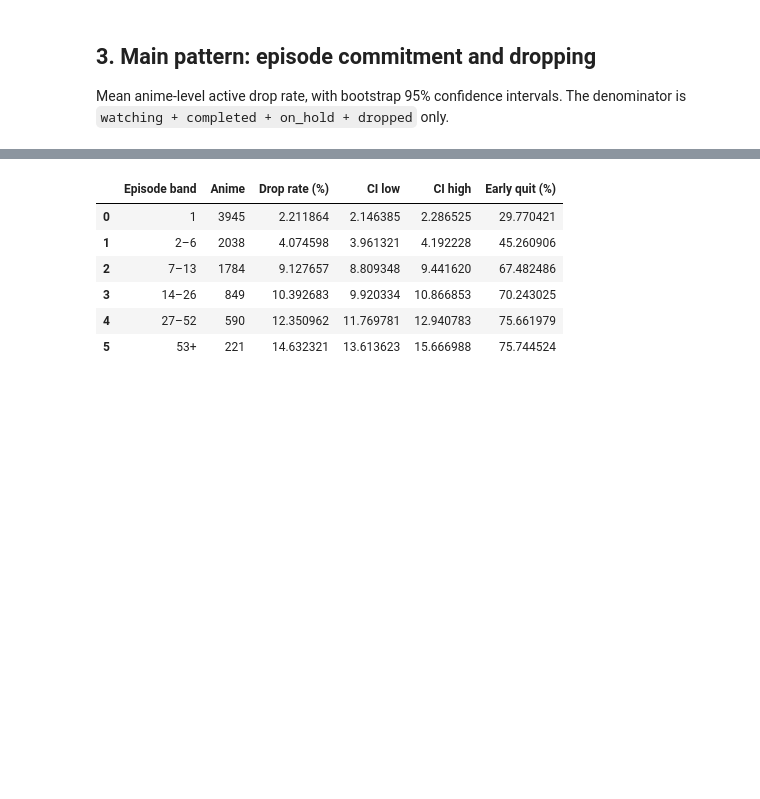
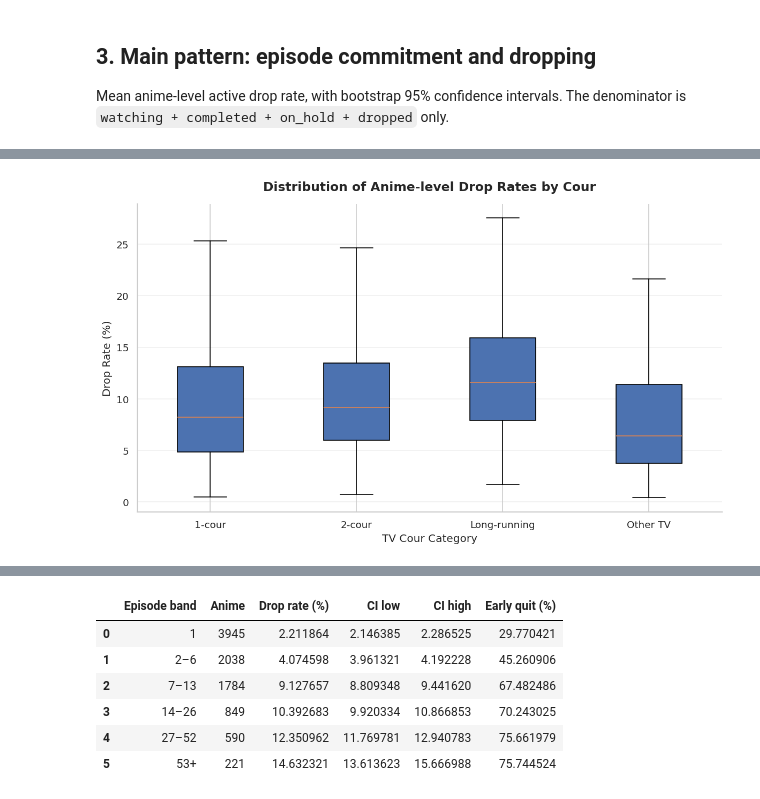
Before and after one commit to PhamPhuong72/Programming-For-DS, a Jupyter notebook: 24122024-ltkhdl-final-project.ipynb, the cells around one changed output, grey strips where cells are left out. Saved outputs shown, nothing was run; the diff lists cells and outputs as text; code cells hidden in the pictures; blank space fills up the shorter version.

```diff
--- a/24122024-ltkhdl-final-project.ipynb
+++ b/24122024-ltkhdl-final-project.ipynb
@@ -146,0 +630,39 @@ Mean anime-level active drop rate, with bootstrap 95% confidence intervals. The
+# %%
+cour_data = [
+    tv.loc[
+        tv['cour'].eq(cour_name),
+        'active_drop_rate'
+    ].dropna().to_numpy() * 100
+    for cour_name in cour_order
+]
+
+fig, ax = plt.subplots(figsize=(10, 6))
+
+ax.boxplot(
+    cour_data,
+    tick_labels=[
+        '1-cour',
+        '2-cour',
+        'Long-running',
+        'Other TV'
+    ],
+    showfliers=False,
+    patch_artist=True
+)
+
+ax.set_title(
+    'Distribution of Anime-level Drop Rates by Cour',
+    fontsize=14,
+    pad=15
+)
+
+ax.set_xlabel('TV Cour Category')
+ax.set_ylabel('Drop Rate (%)')
+
+ax.grid(axis='y', alpha=0.3)
+ax.spines[['top', 'right']].set_visible(False)
+
+plt.tight_layout()
+plt.show()
+# %% [output]
+[figure, added]
```
Also changed, not shown: parts of 16 cells of this notebook.
